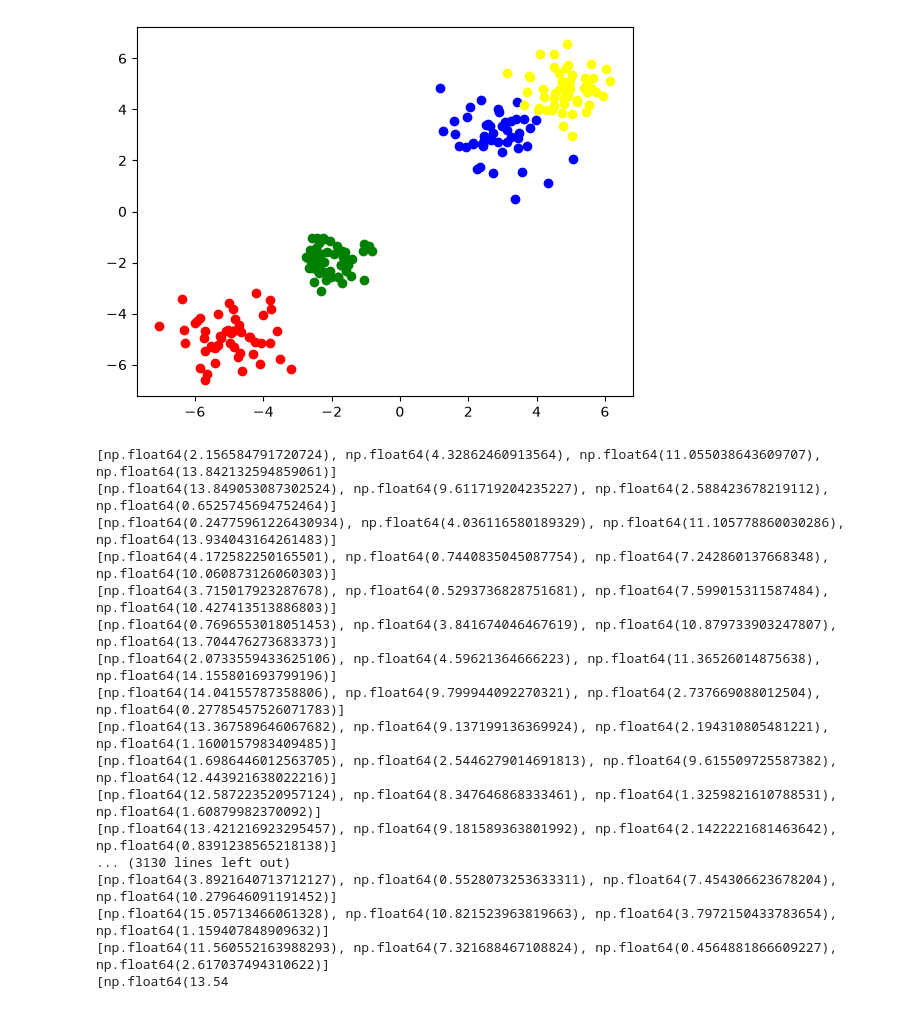
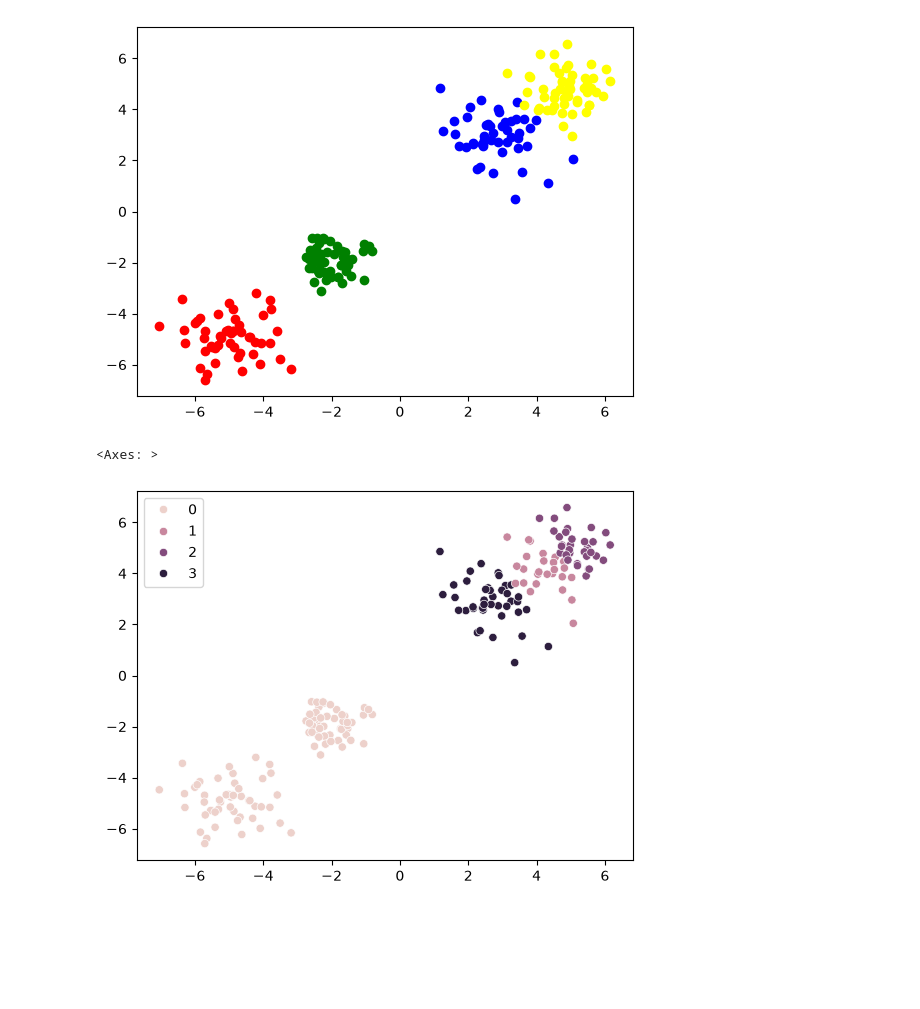
Before and after one commit to KevalSolanki77/My-ML-journey, a Jupyter notebook: Day-38-KMeansClustering/kmeans.ipynb, the cells around one changed output. Drawn from its saved outputs; the diff is of its cells as text; code cells hidden in the pictures; blank space fills up the shorter version.

```diff
--- a/Day-38-KMeansClustering/kmeans.ipynb
+++ b/Day-38-KMeansClustering/kmeans.ipynb
@@ -77,49 +77,54 @@ class MyKMean:
         # Initialize Centroids
         idx = np.random.randint(0, X.shape[0], self.n_clusters)
         self.centroids = X[idx]
 
         for i in range(self.max_iter):
 
             # Assign Clusters
             cluster_group = self.assign_clusters(X)
+
+            old_centroids = self.centroids
+
             # Move Centroids
+            self.centroids = self.move_centroids(X, cluster_group)
 
             # Finish
+            if(old_centroids == self.centroids).all():
+                break
+
+        return cluster_group
 
     def assign_clusters(self, X):
 
         cluster_group = []
         distances = []
 
         for row in X:
-            for centroid in centroids:
+            for centroid in self.centroids:
                 distances.append(np.sqrt(np.dot(row - centroid, row - centroid)))
             min_distance = min(distances)
             idx_pos = distances.index(min_distance)
             cluster_group.append(idx_pos)
             distances.clear()
         return np.array(cluster_group)
 
+    def move_centroids(self, X, cluster_group):
+        new_centroids = []
+
+        cluster_types = np.unique(cluster_group)
+
+        for type in cluster_types:
+            new_centroids.append(X[cluster_group == type].mean(axis = 0))
+
+        return np.array(new_centroids)
+
 
 
 km = MyKMean(n_clusters=4)
 
-km.fit_predict(X)
+y_mean = km.fit_predict(X)
+
+sns.scatterplot(x = X[:,0], y = X[:,1], hue=y_mean)
 # %% [output]
-[np.float64(2.156584791720724), np.float64(4.32862460913564), np.float64(11.055038643609707), np.float64(13.842132594859061)]
-[np.float64(13.849053087302524), np.float64(9.611719204235227), np.float64(2.588423678219112), np.float64(0.6525745694752464)]
-[np.float64(0.24775961226430934), np.float64(4.036116580189329), np.float64(11.105778860030286), np.float64(13.934043164261483)]
-[np.float64(4.172582250165501), np.float64(0.7440835045087754), np.float64(7.242860137668348), np.float64(10.060873126060303)]
-[np.float64(3.715017923287678), np.float64(0.5293736828751681), np.float64(7.599015311587484), np.float64(10.427413513886803)]
-[np.float64(0.7696553018051453), np.float64(3.841674046467619), np.float64(10.879733903247807), np.float64(13.704476273683373)]
-[np.float64(2.0733559433625106), np.float64(4.59621364666223), np.float64(11.36526014875638), np.float64(14.155801693799196)]
-[np.float64(14.04155787358806), np.float64(9.799944092270321), np.float64(2.737669088012504), np.float64(0.27785457526071783)]
-[np.float64(13.367589646067682), np.float64(9.137199136369924), np.float64(2.194310805481221), np.float64(1.1600157983409485)]
-[np.float64(1.6986446012563705), np.float64(2.5446279014691813), np.float64(9.615509725587382), np.float64(12.443921638022216)]
-[np.float64(12.587223520957124), np.float64(8.347646868333461), np.float64(1.3259821610788531), np.float64(1.60879982370092)]
-[np.float64(13.421216923295457), np.float64(9.181589363801992), np.float64(2.1422221681463642), np.float64(0.8391238565218138)]
-... (3130 lines left out)
-[np.float64(3.8921640713712127), np.float64(0.5528073253633311), np.float64(7.454306623678204), np.float64(10.279646091191452)]
-[np.float64(15.05713466061328), np.float64(10.821523963819663), np.float64(3.7972150433783654), np.float64(1.159407848909632)]
-[np.float64(11.560552163988293), np.float64(7.321688467108824), np.float64(0.4564881866609227), np.float64(2.617037494310622)]
-[np.float64(13.54
+<Axes: >
+[figure, added]
```
Also changed, not shown: 1 other file.
